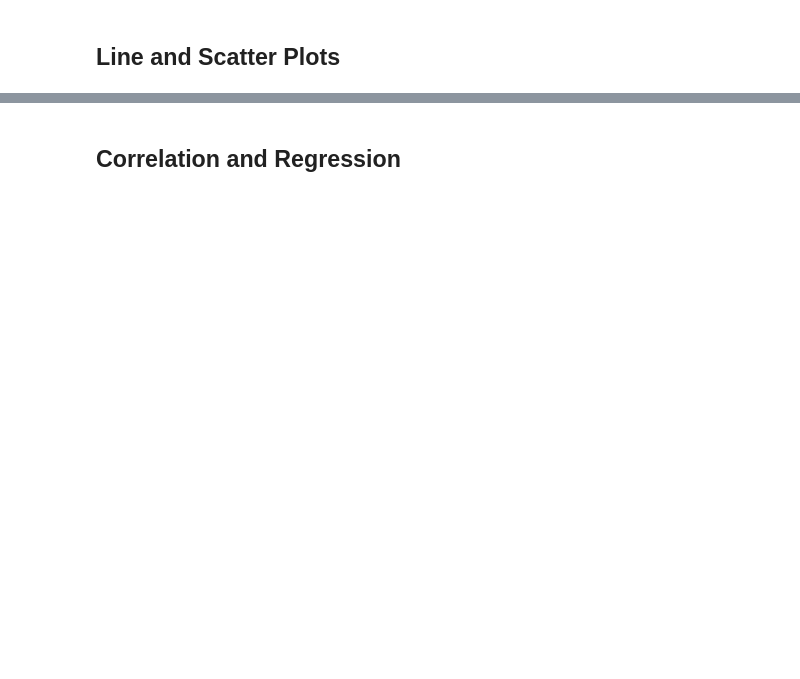
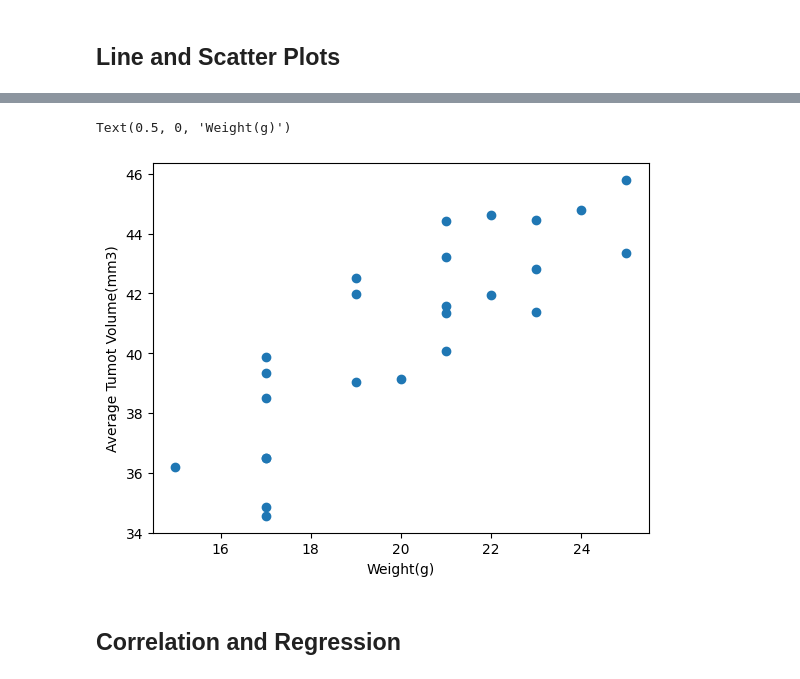
Before and after one commit to PratishthaTheeng/datavisualization-challenge, a Jupyter notebook: pymaceuticals/pymaceuticals_starter.ipynb, the cells around one changed output, grey strips where cells are left out. Cells and saved outputs as stored; diff of their text form; code cells hidden in the pictures; blank space fills up the shorter version.

```diff
--- a/pymaceuticals/pymaceuticals_starter.ipynb
+++ b/pymaceuticals/pymaceuticals_starter.ipynb
@@ -235,5 +290,16 @@ regimens = ["Capomulin", "Ramicane", "Infubinol", "Ceftamin"]
 # %%
 # Generate a scatter plot of mouse weight vs. the average observed tumor volume for the entire Capomulin regimen
+average_tumor_volume = capomulin_df.groupby("Mouse ID")["Tumor Volume (mm3)"].mean().reset_index()
+mouse_weight = capomulin_df[["Mouse ID","Weight (g)"]].drop_duplicates()
+merge_df = average_tumor_volume.merge(mouse_weight,on="Mouse ID")
+plt.scatter(
+    merge_df["Weight (g)"],merge_df["Tumor Volume (mm3)"]
+)
+plt.ylabel(ylabel="Average Tumot Volume(mm3)")
+plt.xlabel(xlabel="Weight(g)")
+# %% [output]
+Text(0.5, 0, 'Weight(g)')
+[figure, added]
 # %% [markdown]
 ## Correlation and Regression
 # %%
```
Also changed, not shown: parts of 4 cells of this notebook.
